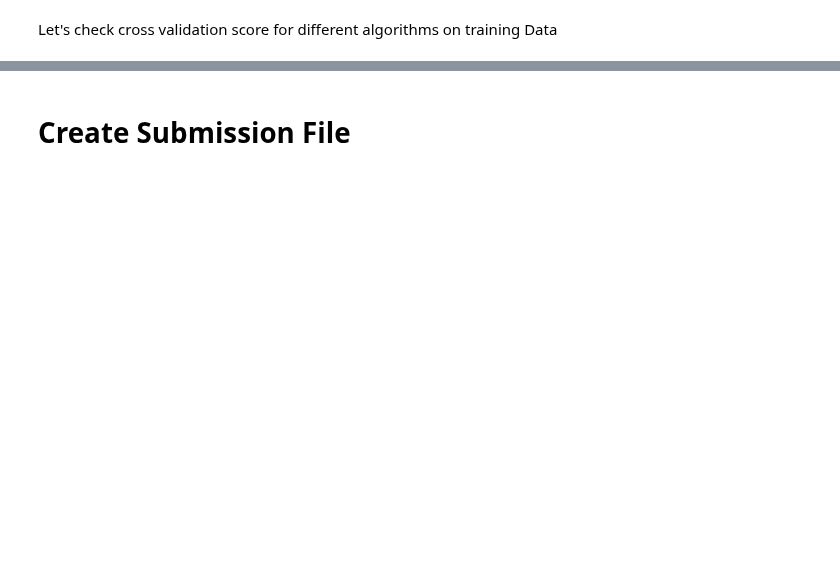
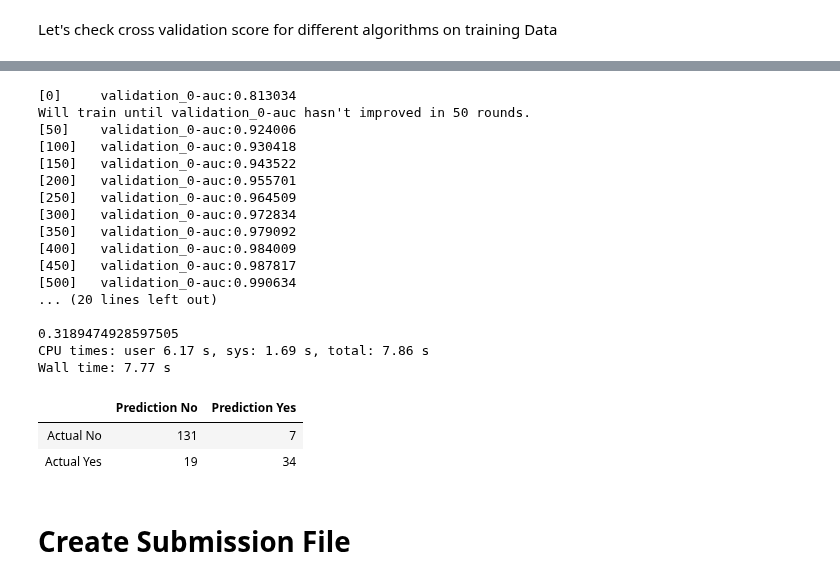
Before and after one commit to Shashi-Bhushan/python-code, a Jupyter notebook: kaggle/fitara.ipynb, the cells around one changed output, grey strips where cells are left out. Cells and saved outputs as stored; diff of their text form; code cells hidden in the pictures; blank space fills up the shorter version.

```diff
--- a/kaggle/fitara.ipynb
+++ b/kaggle/fitara.ipynb
@@ -767,3 +686,46 @@ test_df
+# %%
+%%time
+
+clf = XGBClassifier(
+    learning_rate=0.01,
+    n_estimators=5000, # Very large number
+    seed=7,
+    reg_alpha=5,
+    eval_metric='auc',
+    tree_method='gpu_hist'
+)
+clf.fit(
+    X_train,
+    y_train,
+    eval_set=[(X_train, y_train)],
+    early_stopping_rounds=50,
+    verbose=50
+)
+
+print(metrics.log_loss(y_test, clf.predict_proba(X_test)))
+pd.DataFrame(metrics.confusion_matrix(y_test.values, ensemble.predict(X_test)),
+             columns = ["Prediction No","Prediction Yes"], index=["Actual No", "Actual Yes"])
+# %% [output]
+[0]     validation_0-auc:0.813034
+Will train until validation_0-auc hasn't improved in 50 rounds.
+[50]    validation_0-auc:0.924006
+[100]   validation_0-auc:0.930418
+[150]   validation_0-auc:0.943522
+[200]   validation_0-auc:0.955701
+[250]   validation_0-auc:0.964509
+[300]   validation_0-auc:0.972834
+[350]   validation_0-auc:0.979092
+[400]   validation_0-auc:0.984009
+[450]   validation_0-auc:0.987817
+[500]   validation_0-auc:0.990634
+... (20 lines left out)
+
+0.3189474928597505
+CPU times: user 6.17 s, sys: 1.69 s, total: 7.86 s
+Wall time: 7.77 s
+|  | Prediction No | Prediction Yes |
+| Actual No | 131 | 7 |
+| Actual Yes | 19 | 34 |
 # %% [markdown]
 # Create Submission File
 # %%
```
Also changed, not shown: parts of 21 cells of this notebook, 1 other file.
